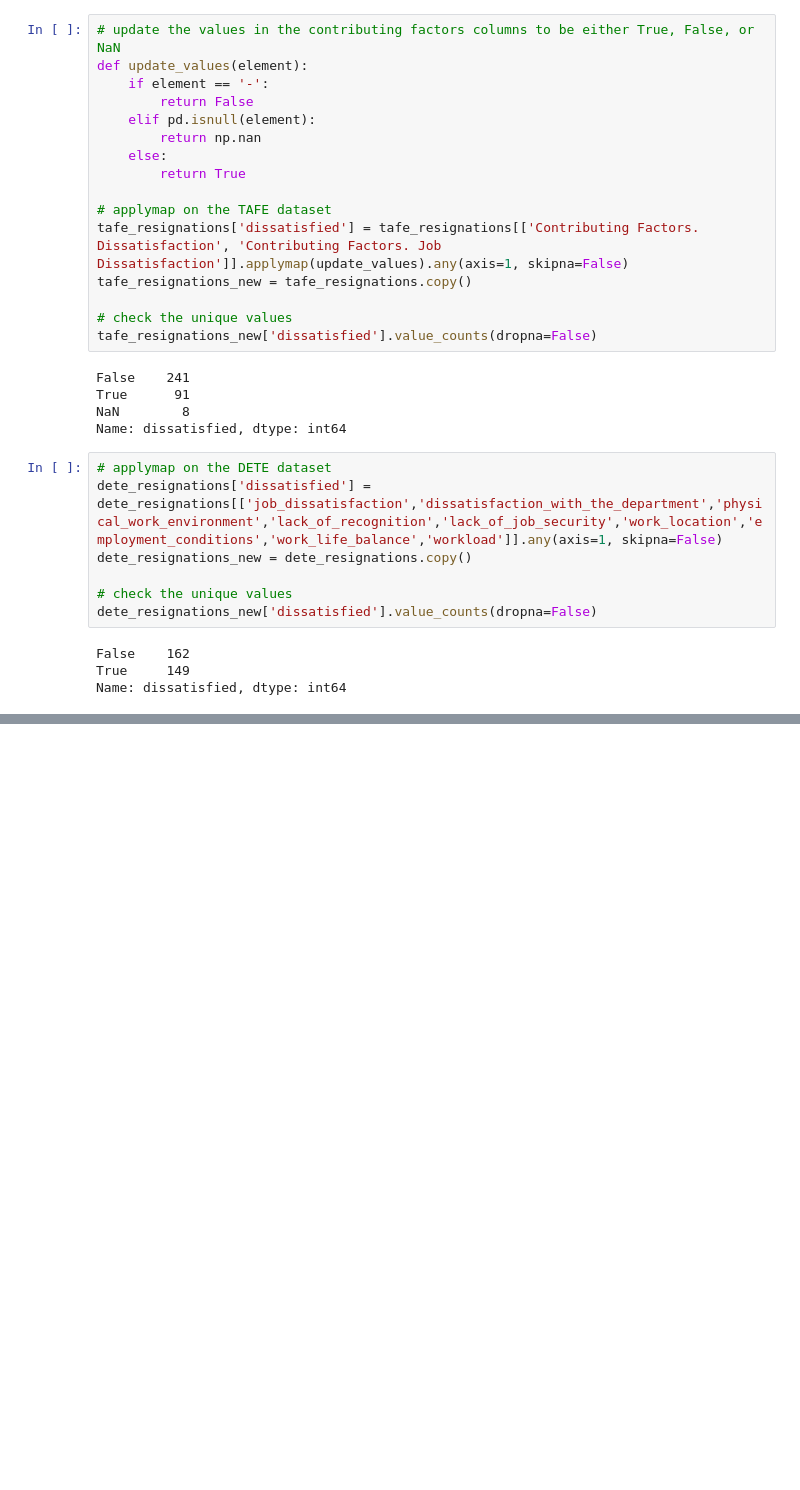
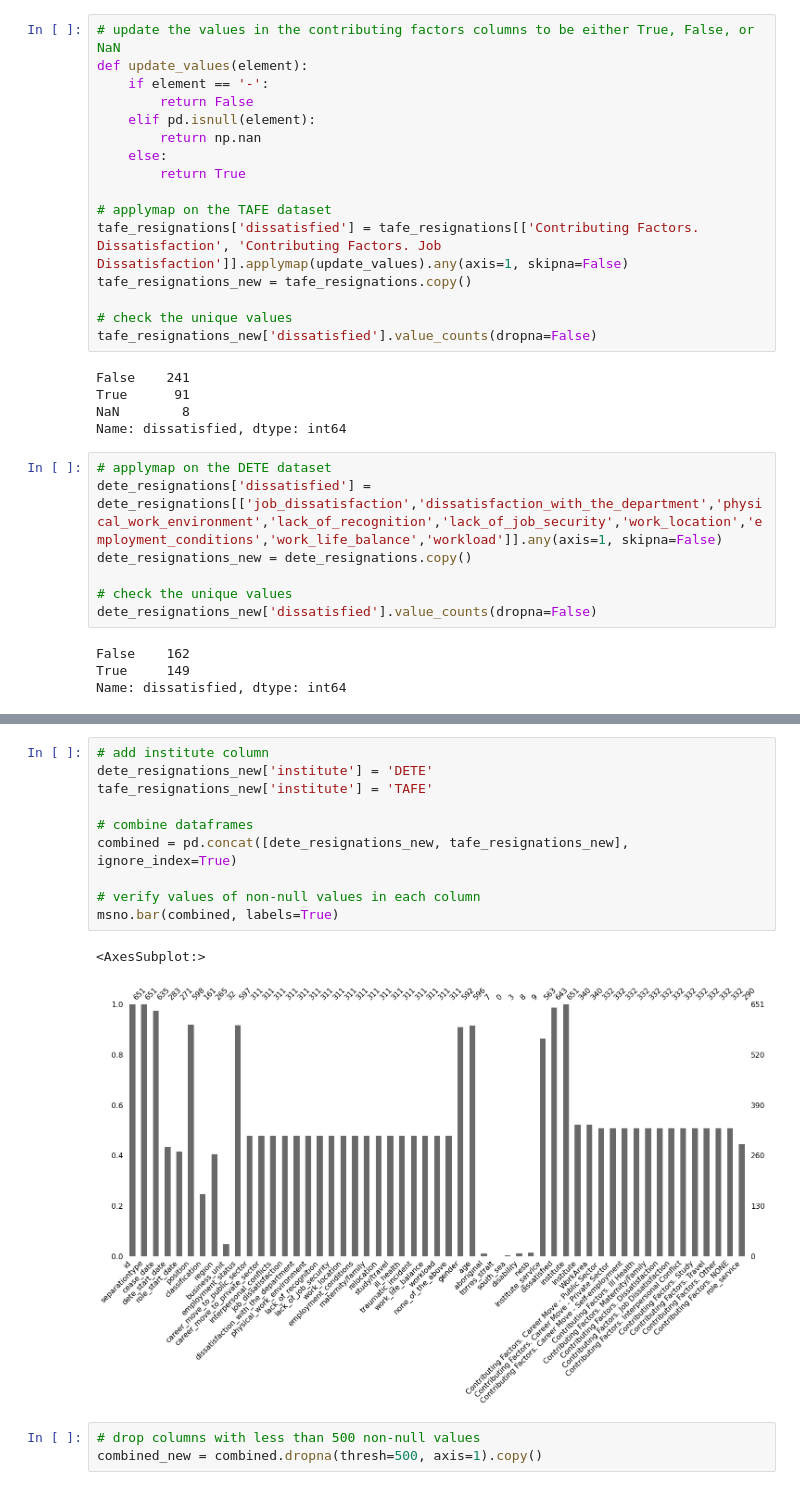
Before and after one commit to khizova/Dataquest_Projects, a Jupyter notebook: Projects/Clean and Analyze Employee Exit Surveys.ipynb, the cells around one changed output, grey strips where cells are left out. Cells and saved outputs as stored; diff of their text form; blank space fills up the shorter version.

```diff
--- a/Projects/Clean and Analyze Employee Exit Surveys.ipynb
+++ b/Projects/Clean and Analyze Employee Exit Surveys.ipynb
@@ -397,0 +401,16 @@ Name: dissatisfied, dtype: int64
+# %%
+# add institute column
+dete_resignations_new['institute'] = 'DETE'
+tafe_resignations_new['institute'] = 'TAFE'
+
+# combine dataframes
+combined = pd.concat([dete_resignations_new, tafe_resignations_new], ignore_index=True)
+
+# verify values of non-null values in each column
+msno.bar(combined, labels=True)
+# %% [output]
+<AxesSubplot:>
+[figure, added]
+# %%
+# drop columns with less than 500 non-null values
+combined_new = combined.dropna(thresh=500, axis=1).copy()
```
Also changed, not shown: parts of 13 cells of this notebook.
